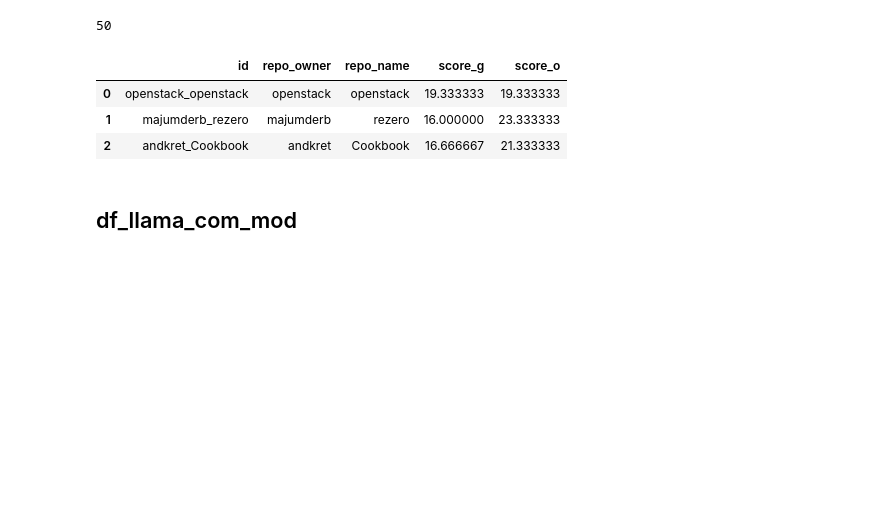
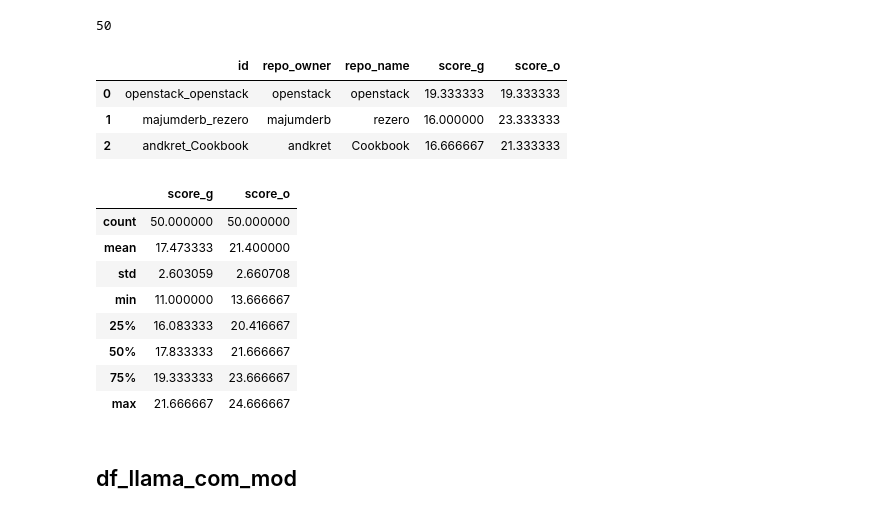
Before and after one commit to df1000/ma_automated_documentation, a Jupyter notebook: evaluate_results/03_evalution_total_score_first_and_modified_prompt.ipynb, the cells around one changed output. Cells and saved outputs as stored; diff of their text form; code cells hidden in the pictures; blank space fills up the shorter version.

```diff
--- a/evaluate_results/03_evalution_total_score_first_and_modified_prompt.ipynb
+++ b/evaluate_results/03_evalution_total_score_first_and_modified_prompt.ipynb
@@ -53,6 +65,18 @@ df_jamba_com.head(3)
 | 0 | openstack_openstack | openstack | openstack | 19.333333 | 19.333333 |
 | 1 | majumderb_rezero | majumderb | rezero | 16.000000 | 23.333333 |
 | 2 | andkret_Cookbook | andkret | Cookbook | 16.666667 | 21.333333 |
+# %%
+df_jamba_com.describe()
+# %% [output]
+|  | score_g | score_o |
+| count | 50.000000 | 50.000000 |
+| mean | 17.473333 | 21.400000 |
+| std | 2.603059 | 2.660708 |
+| min | 11.000000 | 13.666667 |
+| 25% | 16.083333 | 20.416667 |
+| 50% | 17.833333 | 21.666667 |
+| 75% | 19.333333 | 23.666667 |
+| max | 21.666667 | 24.666667 |
 # %% [markdown]
 ## df_llama_com_mod
 # %%
```
Also changed, not shown: parts of 1 cell of this notebook, 1 other file.
